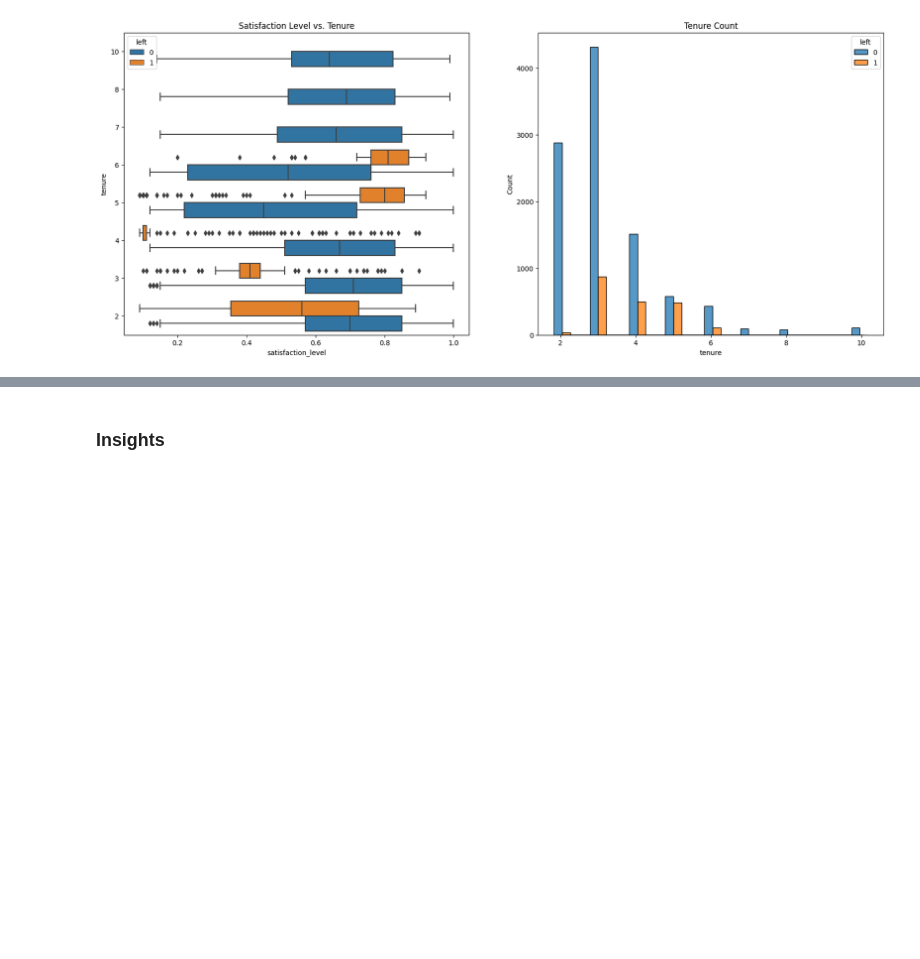
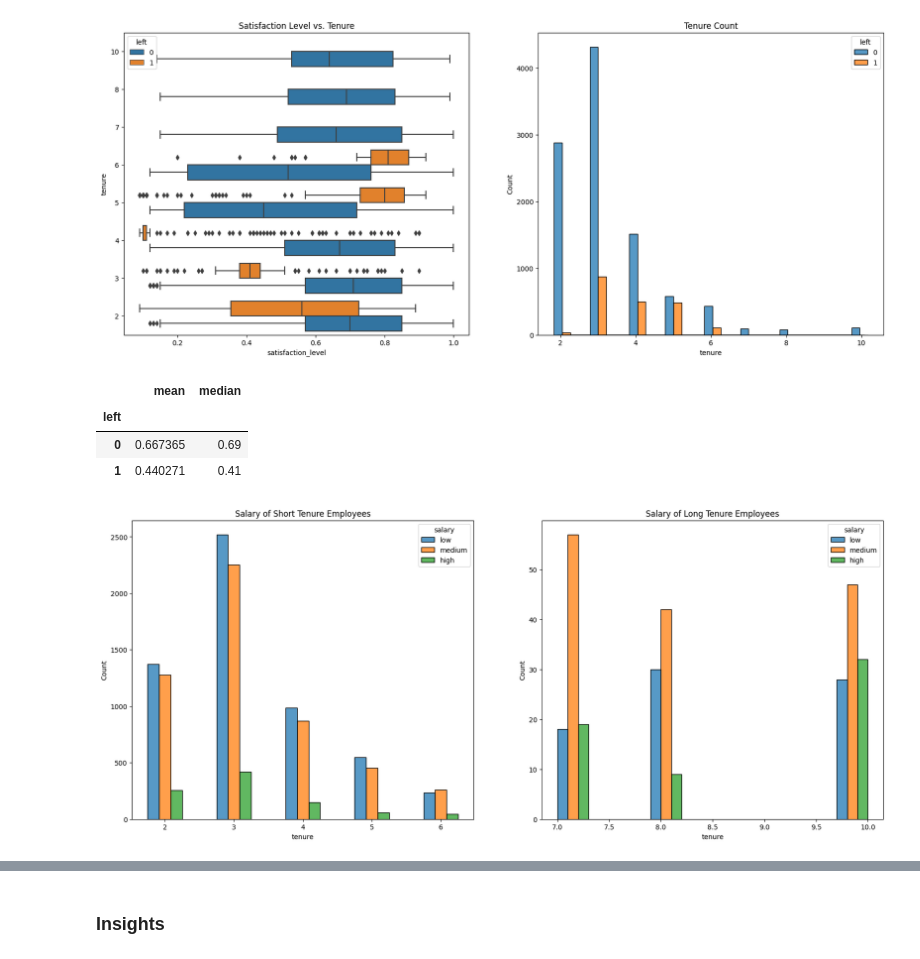
Before and after one commit to andyguo0228/salifort_motor_project, a Jupyter notebook: Activity_ Course 7 Salifort Motors project lab.ipynb, the cells around one changed output, grey strips where cells are left out. Drawn from its saved outputs; the diff is of its cells as text; code cells hidden in the pictures; blank space fills up the shorter version.

```diff
--- a/Activity_ Course 7 Salifort Motors project lab.ipynb
+++ b/Activity_ Course 7 Salifort Motors project lab.ipynb
@@ -87,11 +87,12 @@ import pickle
 
 # Load dataset into a dataframe
 ### YOUR CODE HERE ###
-df = pd.read_csv("data/HR_comma_sep.csv")
+df2 = pd.read_csv("data/HR_comma_sep.csv")
+df = df2.copy()
 
 
 # Display first few rows of the dataframe
-df.head(10)
+df2.head(10)
 # %% [output]
 |  | satisfaction_level | last_evaluation | number_project | average_montly_hours | time_spend_company | ... |
 | 0 | 0.38 | 0.53 | 2 | 157 | 3 | ... |
@@ -340,0 +327,23 @@ plt.show()
+# %%
+df.groupby('left')['satisfaction_level'].agg([np.mean, np.median])
+# %% [output]
+|  | mean | median |
+| left |  |  |
+| 0 | 0.667365 | 0.69 |
+| 1 | 0.440271 | 0.41 |
+# %%
+# Create a plot as needed
+fig, ax = plt.subplots(1, 2, figsize=(20, 8))
+
+short_tenure = df[df.tenure < 7]
+long_tenure = df[df.tenure > 6]
+
+sns.histplot(data=short_tenure, x='tenure', hue='salary', multiple='dodge', discrete=1, shrink=.5, hue_order=['low', 'medium', 'high'], ax=ax[0])
+ax[0].set_title('Salary of Short Tenure Employees')
+
+sns.histplot(data=long_tenure, x='tenure', hue='salary', multiple='dodge', hue_order=['low', 'medium', 'high'], ax=ax[1])
+ax[1].set_title('Salary of Long Tenure Employees')
+
+plt.show()
+# %% [output]
+[figure, added]
```
Also changed, not shown: parts of 72 cells of this notebook, 2 other files.
